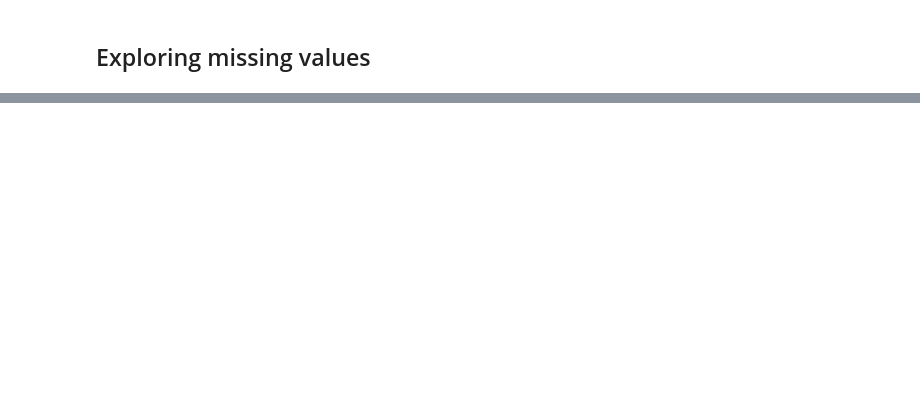
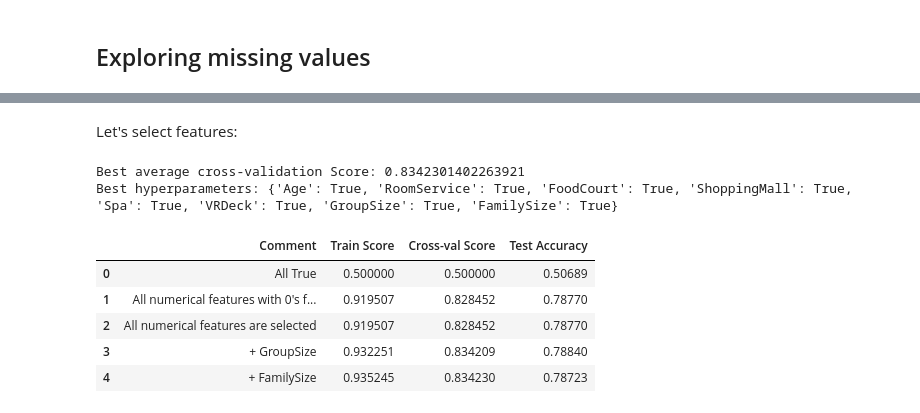
Before and after one commit to NickVasenkov/Spaceship, a Jupyter notebook: Spaceship.ipynb, the cells around one changed output, grey strips where cells are left out. Cells and saved outputs as stored; diff of their text form; code cells hidden in the pictures; blank space fills up the shorter version.

```diff
--- a/Spaceship.ipynb
+++ b/Spaceship.ipynb
@@ -302,0 +436,9 @@ scores_df
+# %%
+### !!!! FutureWarning: In a future version of pandas all arguments of StringMethods.split except for the argument 'pat' will be keyword-only.
+
+train = pd.concat([train, train_unprocessed['Name']], axis=1)
+test = pd.concat([test, test_unprocessed['Name']], axis=1)
+
+for data in [train, test]:
+    data.Name = data.Name.str.split(' ', 1).str[1]
+    data.Name = data.Name + data.Group
@@ -302,0 +539,41 @@ scores_df
+# %% [markdown]
+Let's select features:
+# %%
+train.to_csv('new_datasets/train_04.csv')
+test.to_csv('new_datasets/test_04.csv')
+
+study = joblib.load("studies/04.pkl")
+
+print("Best average cross-validation Score:", study.best_trial.value)
+print("Best hyperparameters:", study.best_params)
+# %% [output]
+Best average cross-validation Score: 0.8342301402263921
+Best hyperparameters: {'Age': True, 'RoomService': True, 'FoodCourt': True, 'ShoppingMall': True, 'Spa': True, 'VRDeck': True, 'GroupSize': True, 'FamilySize': True}
+# %%
+# Create sets with selected columns
+
+selected_columns = []
+for key, value in study.best_params.items():
+    if value:
+        selected_columns.append(key)
+
+train_selected = train[selected_columns]
+train_selected = pd.concat([train_selected, train_unprocessed['Transported']], axis=1)
+test_selected =  test[selected_columns]
+
+
+train_score, cross_score, cross_scores_std, submission = get_score(global_variables,
+                                    train_selected, test_selected,
+                                    model, scores_df,
+                                    comment="+ FamilySize")
+submission.to_csv('submissions/submission_04.csv', index=False)
+scores_df.loc[4, 'Test Accuracy'] = 0.78723
+scores_df.to_csv('scores_df.csv')
+scores_df
+# %% [output]
+|  | Comment | Train Score | Cross-val Score | Test Accuracy |
+| 0 | All True | 0.500000 | 0.500000 | 0.50689 |
+| 1 | All numerical features with 0's f... | 0.919507 | 0.828452 | 0.78770 |
+| 2 | All numerical features are selected | 0.919507 | 0.828452 | 0.78770 |
+| 3 | + GroupSize | 0.932251 | 0.834209 | 0.78840 |
+| 4 | + FamilySize | 0.935245 | 0.834230 | 0.78723 |
```
Also changed, not shown: parts of 28 cells of this notebook, 7 other files.
